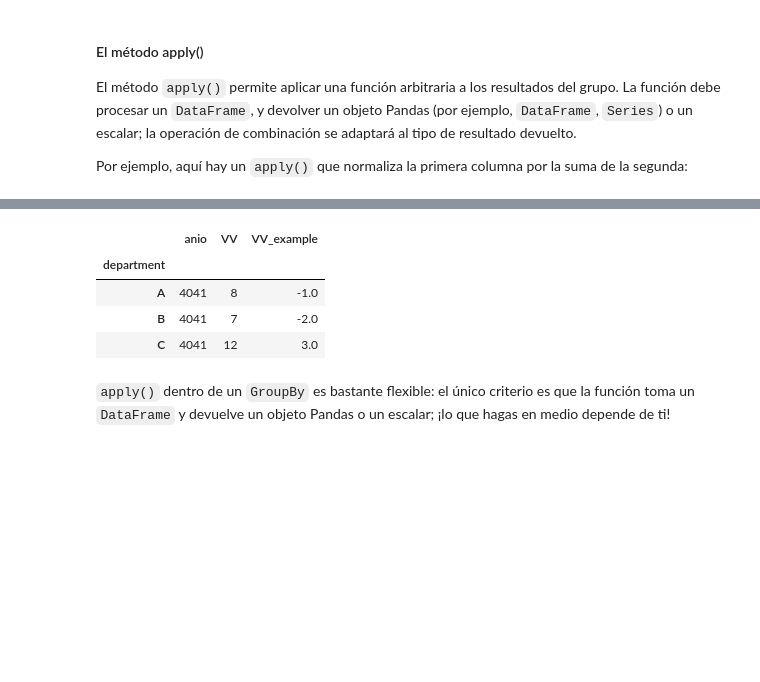
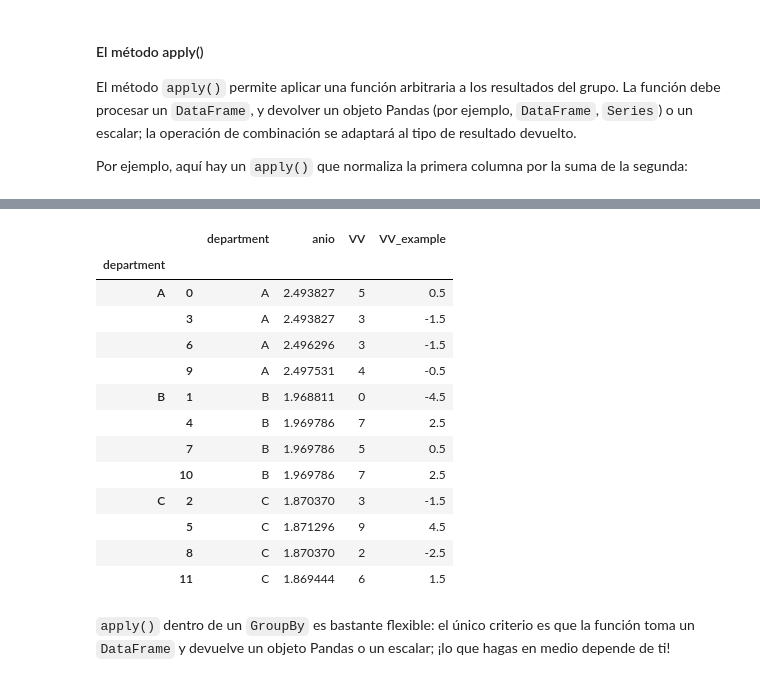
Before and after one commit to diego-dng/1025_DS_VITORIA, a Jupyter notebook: 2-Data_analysis/2-Pandas/Teoría/3_Agrupaciones.ipynb, the cells around one changed output, grey strips where cells are left out. Saved outputs shown, nothing was run; the diff lists cells and outputs as text; code cells hidden in the pictures; blank space fills up the shorter version.

```diff
--- a/2-Data_analysis/2-Pandas/Teoría/3_Agrupaciones.ipynb
+++ b/2-Data_analysis/2-Pandas/Teoría/3_Agrupaciones.ipynb
@@ -816,7 +803,7 @@ Por ejemplo, aquí hay un ``apply()`` que normaliza la primera columna por la su
 def norm_by_data2(x):
     # x es un DataFrame de grupos de valores
     # x['data1'] = x['data1'] / x['data2'].sum()
-    x['anio'] = ['anio'] / x['VV'].sum()
+    x['anio'] = x['anio'] / x['VV'].sum()
     return x
 
 display('df', "df.groupby('department').apply(norm_by_data2)")
@@ -826,11 +856,20 @@ TypeError: ufunc 'divide' not supported for the input types, and the inputs coul
 # %%
-df.groupby('department').sum()
+df.groupby('department').apply(norm_by_data2)
 # %% [output]
-|  | anio | VV | VV_example |
-| department |  |  |  |
-| A | 4041 | 8 | -1.0 |
-| B | 4041 | 7 | -2.0 |
-| C | 4041 | 12 | 3.0 |
+|  |  | department | anio | VV | VV_example |
+| department |  |  |  |  |  |
+| A | 0 | A | 2.493827 | 5 | 0.5 |
+|  | 3 | A | 2.493827 | 3 | -1.5 |
+|  | 6 | A | 2.496296 | 3 | -1.5 |
+|  | 9 | A | 2.497531 | 4 | -0.5 |
+| B | 1 | B | 1.968811 | 0 | -4.5 |
+|  | 4 | B | 1.969786 | 7 | 2.5 |
+|  | 7 | B | 1.969786 | 5 | 0.5 |
+|  | 10 | B | 1.969786 | 7 | 2.5 |
+| C | 2 | C | 1.870370 | 3 | -1.5 |
+|  | 5 | C | 1.871296 | 9 | 4.5 |
+|  | 8 | C | 1.870370 | 2 | -2.5 |
+|  | 11 | C | 1.869444 | 6 | 1.5 |
 # %% [markdown]
 ``apply()`` dentro de un ``GroupBy`` es bastante flexible: el único criterio es que la función toma un ``DataFrame`` y devuelve un objeto Pandas o un escalar; ¡lo que hagas en medio depende de ti!
 # %% [markdown]
```
Also changed, not shown: parts of 25 cells of this notebook, 3 other files.
